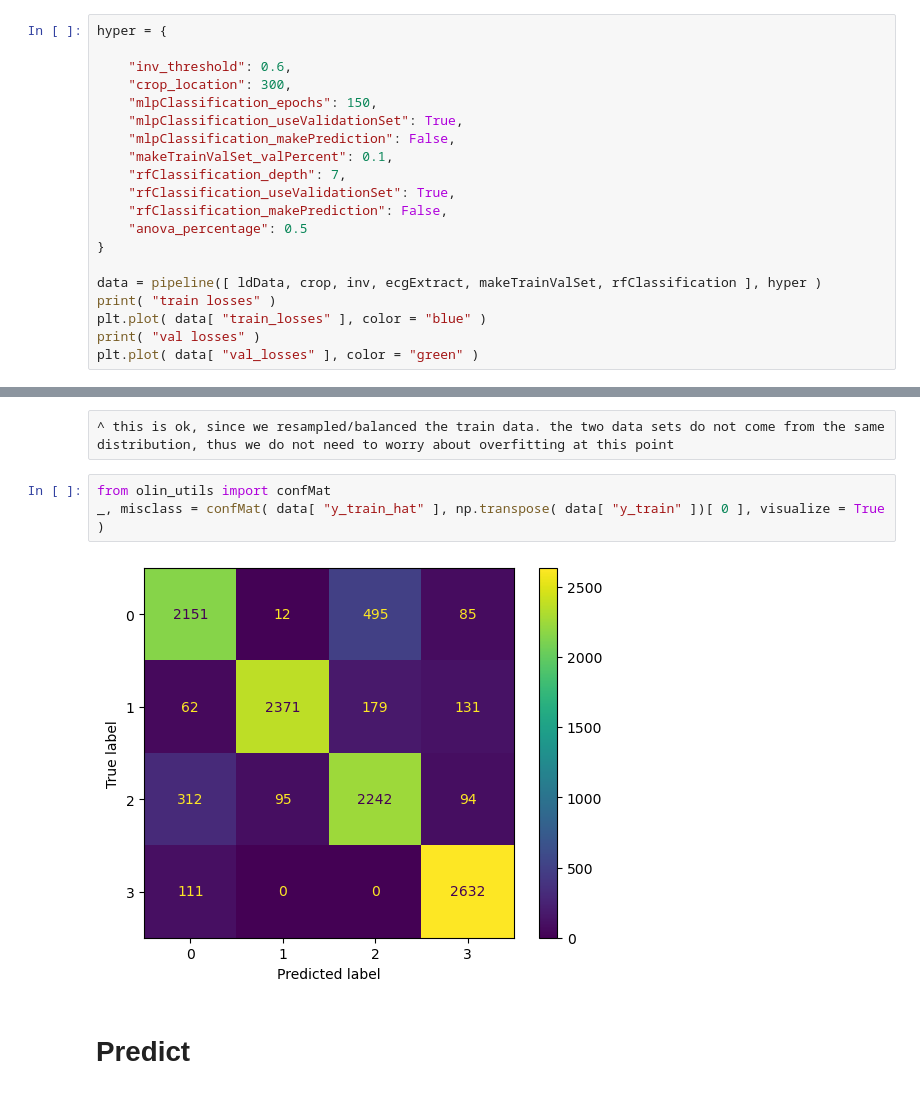
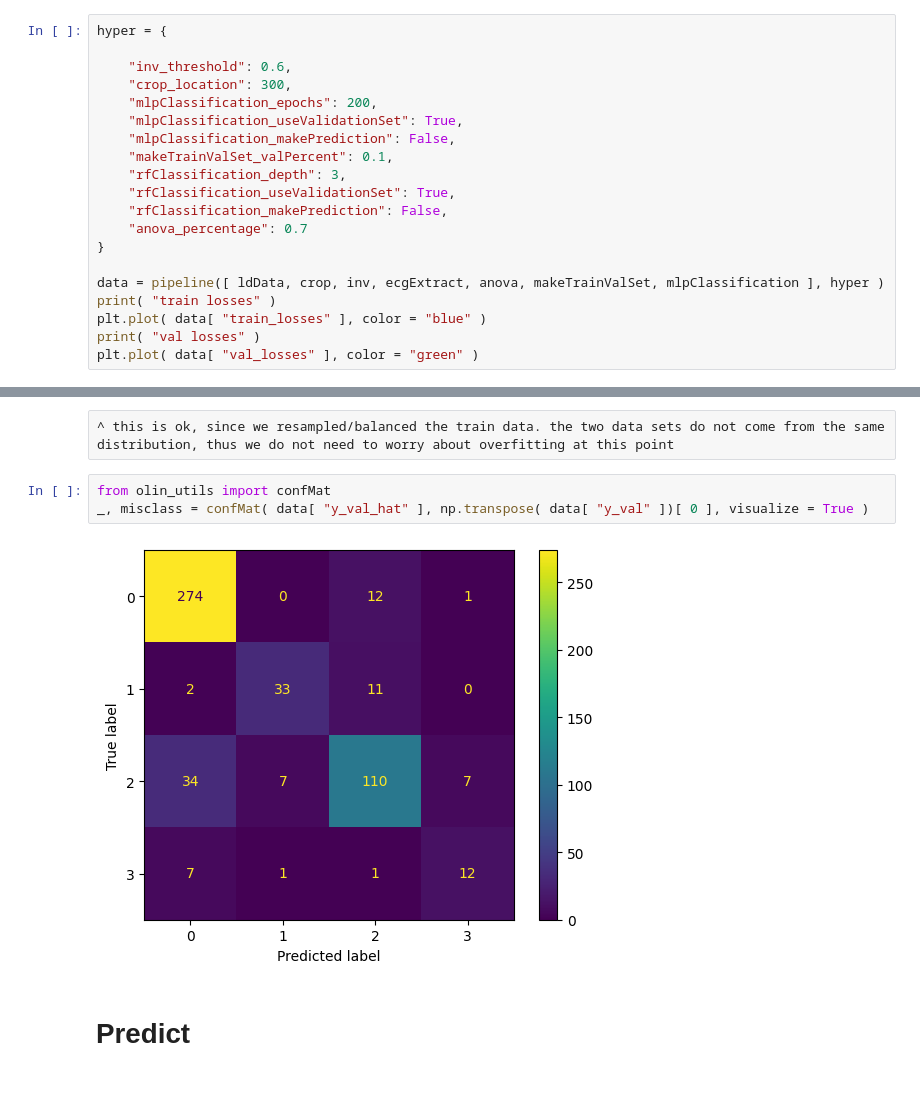
Before and after one commit to ChristopherKotthoff/AML_Task2, a Jupyter notebook: heinrich.ipynb, the cells around one changed output, grey strips where cells are left out. Drawn from its saved outputs; the diff is of its cells as text.

```diff
--- a/heinrich.ipynb
+++ b/heinrich.ipynb
@@ -21,17 +19,17 @@ hyper = {
 
     "inv_threshold": 0.6,
     "crop_location": 300,
-    "mlpClassification_epochs": 150,
+    "mlpClassification_epochs": 200,
     "mlpClassification_useValidationSet": True,
     "mlpClassification_makePrediction": False,
     "makeTrainValSet_valPercent": 0.1,
-    "rfClassification_depth": 7,
+    "rfClassification_depth": 3,
     "rfClassification_useValidationSet": True,
     "rfClassification_makePrediction": False,
-    "anova_percentage": 0.5
+    "anova_percentage": 0.7
 }
 
-data = pipeline([ ldData, crop, inv, ecgExtract, makeTrainValSet, rfClassification ], hyper )
+data = pipeline([ ldData, crop, inv, ecgExtract, anova, makeTrainValSet, mlpClassification ], hyper )
 print( "train losses" )
 plt.plot( data[ "train_losses" ], color = "blue" )
 print( "val losses" )
@@ -47,9 +45,9 @@ val losses
 ^ this is ok, since we resampled/balanced the train data. the two data sets do not come from the same distribution, thus we do not need to worry about overfitting at this point
 # %%
 from olin_utils import confMat
-_, misclass = confMat( data[ "y_train_hat" ], np.transpose( data[ "y_train" ])[ 0 ], visualize = True )
+_, misclass = confMat( data[ "y_val_hat" ], np.transpose( data[ "y_val" ])[ 0 ], visualize = True )
 # %% [output]
-[figure, old version]
+[figure, new version]
 # %% [markdown]
 # Predict
 # %%
```
Also changed, not shown: parts of 3 cells of this notebook, 1 other file.
